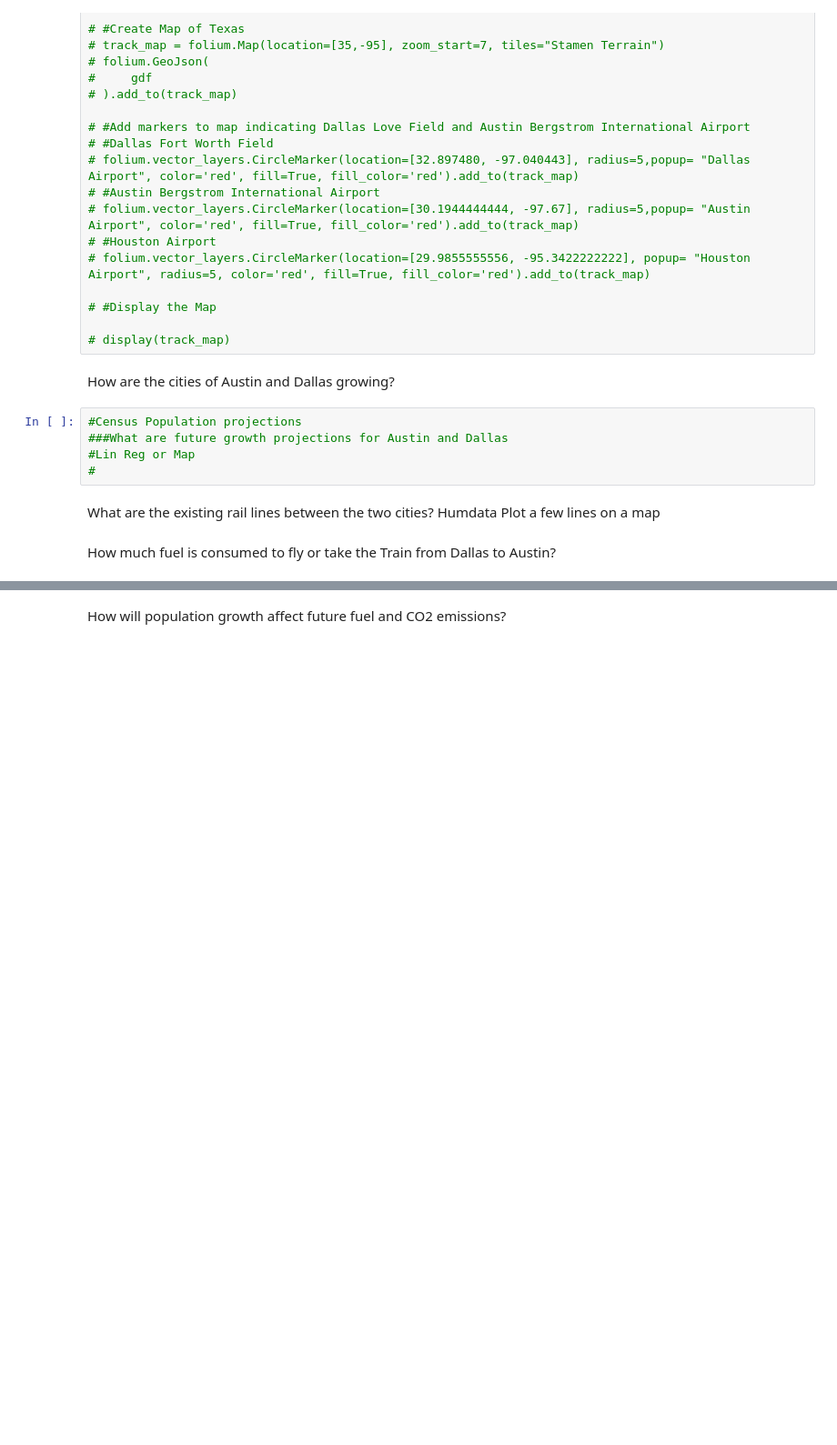
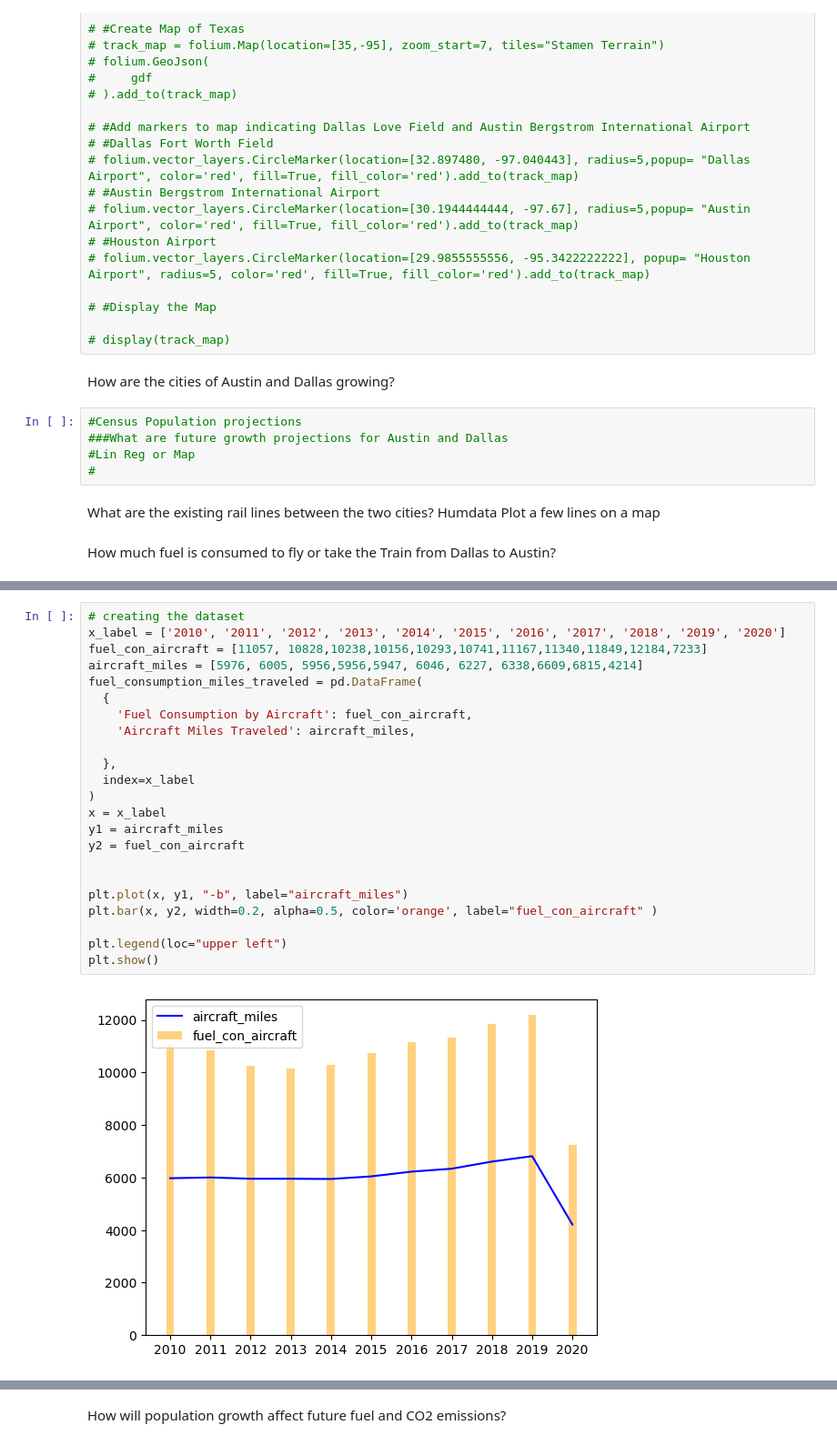
Before and after one commit to bennettnorth/Group-5-Project-1, a Jupyter notebook: Project File.ipynb, the cells around one changed output, grey strips where cells are left out. Shown at 91% size. Drawn from its saved outputs; the diff is of its cells as text; blank space fills up the shorter version.

```diff
--- a/Project File.ipynb
+++ b/Project File.ipynb
@@ -211,0 +271,25 @@ How much fuel is consumed to fly or take the Train from Dallas to Austin?
+# %%
+# creating the dataset
+x_label = ['2010', '2011', '2012', '2013', '2014', '2015', '2016', '2017', '2018', '2019', '2020']
+fuel_con_aircraft = [11057, 10828,10238,10156,10293,10741,11167,11340,11849,12184,7233]
+aircraft_miles = [5976, 6005, 5956,5956,5947, 6046, 6227, 6338,6609,6815,4214]
+fuel_consumption_miles_traveled = pd.DataFrame(
+  {
+    'Fuel Consumption by Aircraft': fuel_con_aircraft,
+    'Aircraft Miles Traveled': aircraft_miles,
+
+  },
+  index=x_label
+)
+x = x_label
+y1 = aircraft_miles
+y2 = fuel_con_aircraft
+
+
+plt.plot(x, y1, "-b", label="aircraft_miles")
+plt.bar(x, y2, width=0.2, alpha=0.5, color='orange', label="fuel_con_aircraft" )
+
+plt.legend(loc="upper left")
+plt.show()
+# %% [output]
+[figure, added]
```
Also changed, not shown: parts of 6 cells of this notebook, 1 other file.
